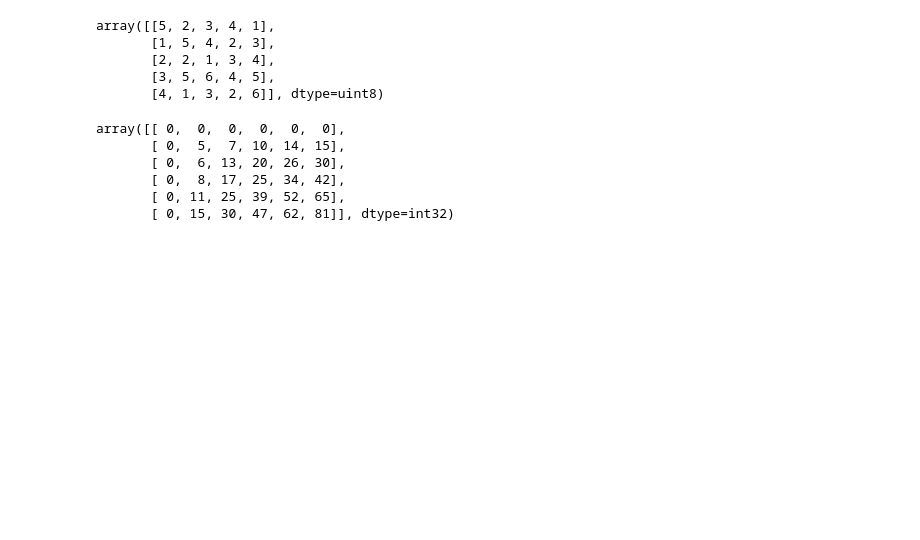
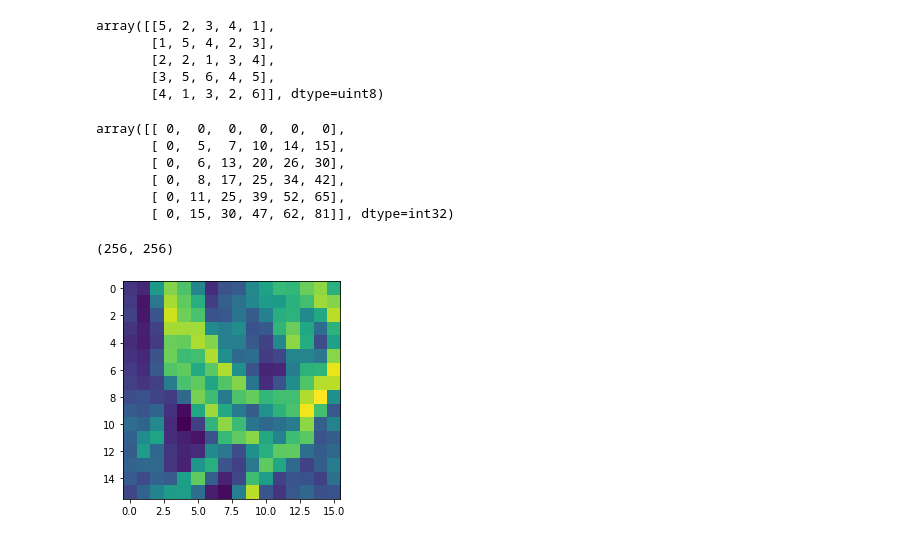
Before and after one commit to nimpy/learned-brief, a Jupyter notebook: Untitled.ipynb, the cells around one changed output. Saved outputs shown, nothing was run; the diff lists cells and outputs as text; code cells hidden in the pictures; blank space fills up the shorter version.

```diff
--- a/Untitled.ipynb
+++ b/Untitled.ipynb
@@ -35,3 +35,17 @@ array([[ 0,  0,  0,  0,  0,  0],
        [ 0,  8, 17, 25, 34, 42],
        [ 0, 11, 25, 39, 52, 65],
        [ 0, 15, 30, 47, 62, 81]], dtype=int32)
+# %%
+image = imageio.imread("./images/Lenna.bmp")
+image = cv2.cvtColor(image, cv2.COLOR_RGB2GRAY)
+# %%
+image.shape
+# %% [output]
+(256, 256)
+# %%
+patch = image[190: 190 + 16, 54: 54 + 16]
+plt.imshow(patch)
+patch = patch / 25.5
+patch = patch.astype(np.uint8)
+# %% [output]
+[figure, added]
```
Also changed, not shown: parts of 7 cells of this notebook, 1 other file.
